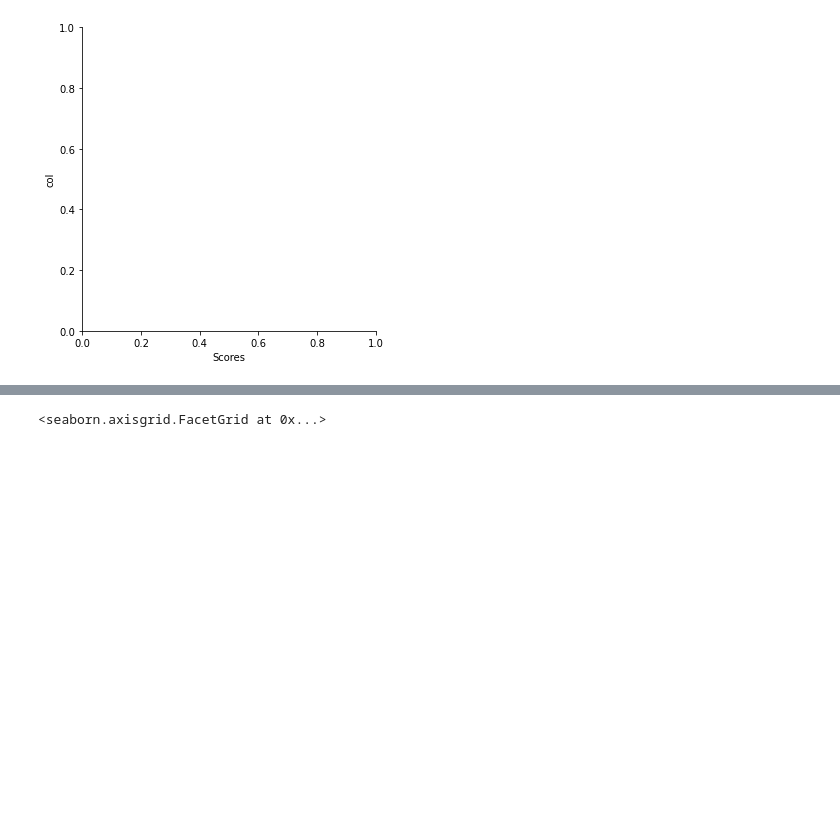
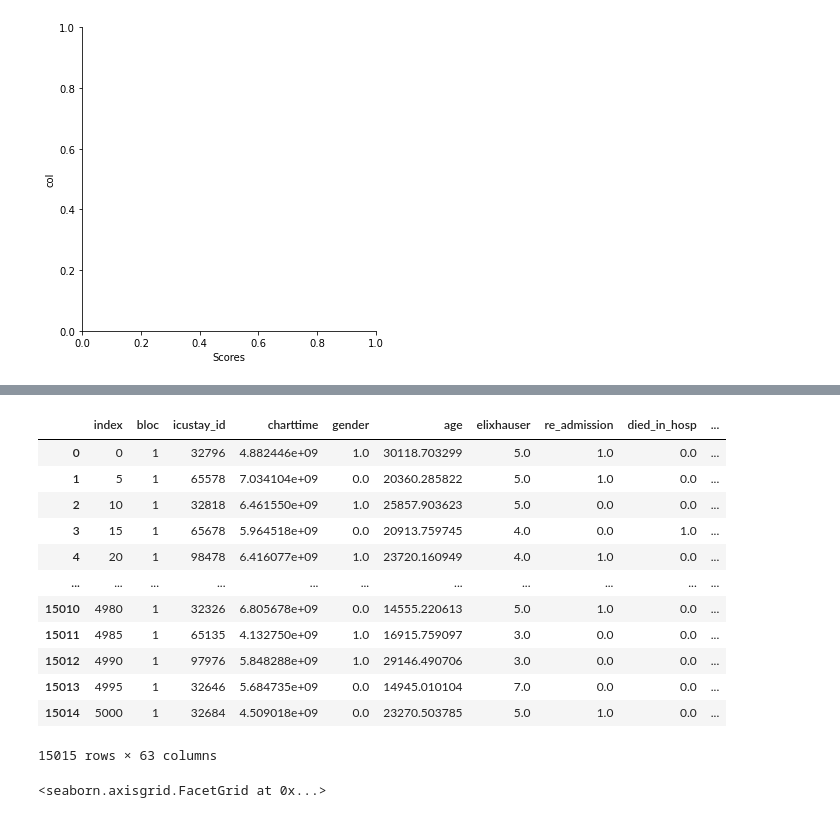
Before and after one commit to faaizT/CausalTwinAssessment, a Jupyter notebook: Manski bounds analysis (updated).ipynb, the cells around one changed output, grey strips where cells are left out. Drawn from its saved outputs; the diff is of its cells as text; code cells hidden in the pictures; blank space fills up the shorter version.

```diff
--- a/Manski bounds analysis (updated).ipynb
+++ b/Manski bounds analysis (updated).ipynb
@@ -488,3 +520,19 @@ sns.catplot(x='Scores',y='col', data=scores, ax=axs, kind="boxen")
+# %%
+scores.groupby
+# %% [output]
+|  | index | bloc | icustay_id | charttime | gender | age | elixhauser | re_admission | died_in_hosp | ... |
+| 0 | 0 | 1 | 32796 | 4.882446e+09 | 1.0 | 30118.703299 | 5.0 | 1.0 | 0.0 | ... |
+| 1 | 5 | 1 | 65578 | 7.034104e+09 | 0.0 | 20360.285822 | 5.0 | 1.0 | 0.0 | ... |
+| 2 | 10 | 1 | 32818 | 6.461550e+09 | 1.0 | 25857.903623 | 5.0 | 0.0 | 0.0 | ... |
+| 3 | 15 | 1 | 65678 | 5.964518e+09 | 0.0 | 20913.759745 | 4.0 | 0.0 | 1.0 | ... |
+| 4 | 20 | 1 | 98478 | 6.416077e+09 | 1.0 | 23720.160949 | 4.0 | 1.0 | 0.0 | ... |
+| ... | ... | ... | ... | ... | ... | ... | ... | ... | ... | ... |
+| 15010 | 4980 | 1 | 32326 | 6.805678e+09 | 0.0 | 14555.220613 | 5.0 | 1.0 | 0.0 | ... |
+| 15011 | 4985 | 1 | 65135 | 4.132750e+09 | 1.0 | 16915.759097 | 3.0 | 0.0 | 0.0 | ... |
+| 15012 | 4990 | 1 | 97976 | 5.848288e+09 | 1.0 | 29146.490706 | 3.0 | 0.0 | 0.0 | ... |
+| 15013 | 4995 | 1 | 32646 | 5.684735e+09 | 0.0 | 14945.010104 | 7.0 | 0.0 | 0.0 | ... |
+| 15014 | 5000 | 1 | 32684 | 4.509018e+09 | 0.0 | 23270.503785 | 5.0 | 1.0 | 0.0 | ... |
+15015 rows × 63 columns
 # %%
 import seaborn as sns
 fig, axs = plt.subplots(1, figsize=(10,15))
```
Also changed, not shown: parts of 7 cells of this notebook, 5 other files.
